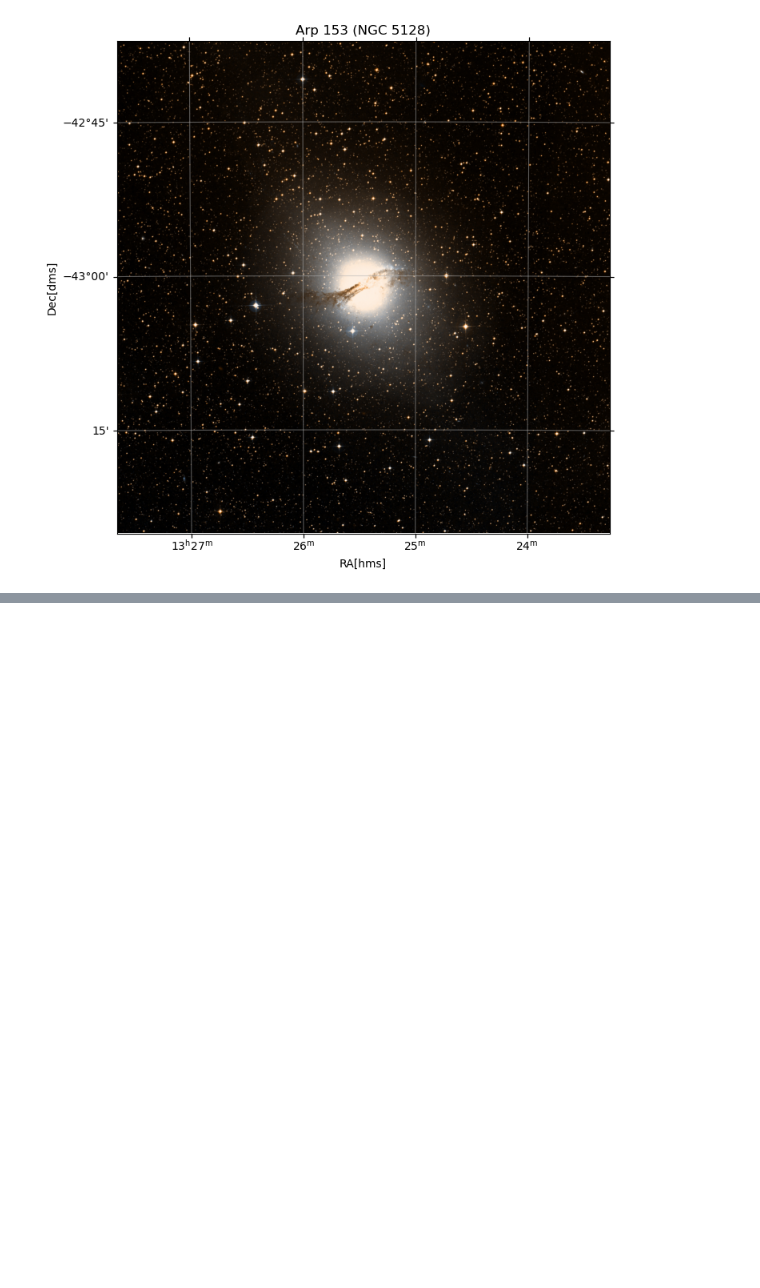
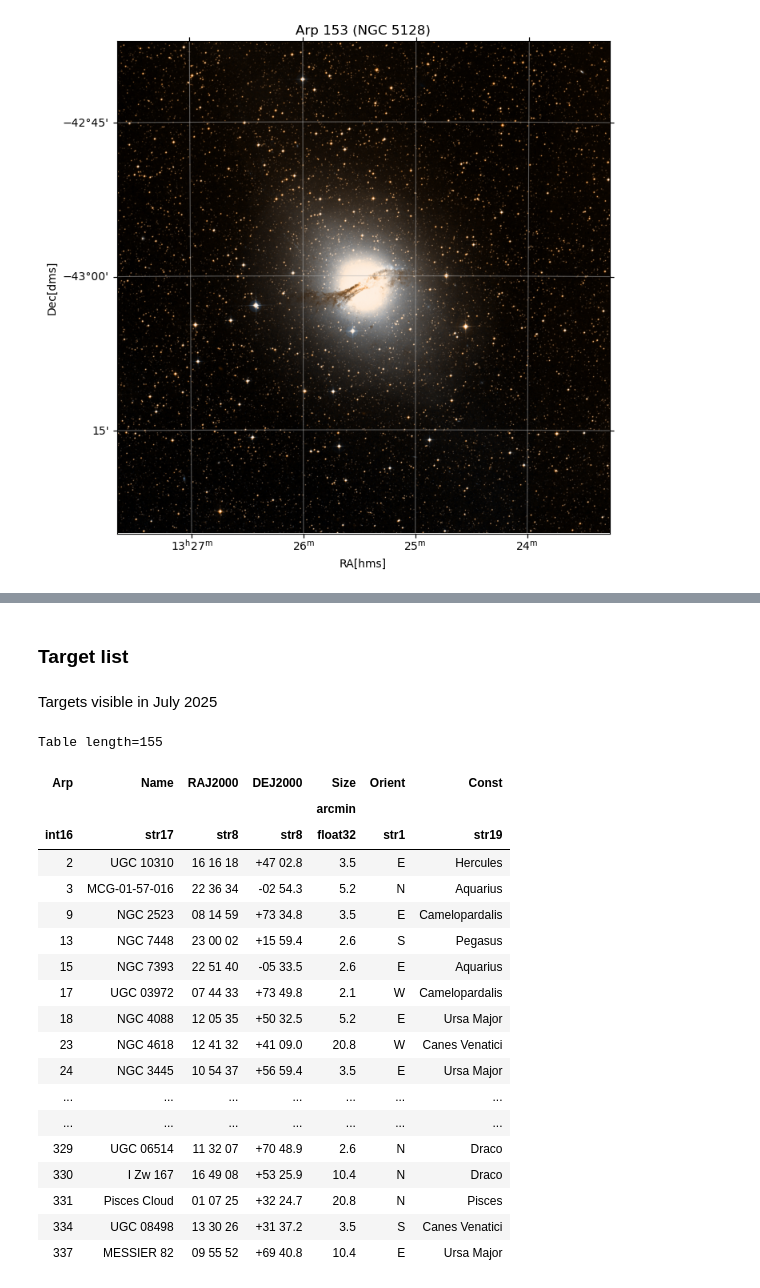
Before and after one commit to Westminster-Astronomical-Society/AL_Northern_Arp_Program, a Jupyter notebook: Arp_Peculiar_Galaxies.ipynb, the cells around one changed output, grey strips where cells are left out. Cells and saved outputs as stored; diff of their text form; code cells hidden in the pictures; blank space fills up the shorter version.

```diff
--- a/Arp_Peculiar_Galaxies.ipynb
+++ b/Arp_Peculiar_Galaxies.ipynb
@@ -222,0 +210,4 @@ client.disconnect(); hub.stop()
+# %%
+loc_bb = EarthLocation.from_geodetic(-76.986530*u.deg, 39.647191*u.deg, 210*u.m)
+bb = Observer(location=loc_bb, name="Bear Branch Observatory, Westminster, MD",
+                       timezone="US/Eastern")
@@ -222,0 +216,37 @@ client.disconnect(); hub.stop()
+# %%
+jul_2025 = Time(["2025-07-01 04:00", "2025-08-01 04:00"]) # UTC
+# %% [markdown]
+### Target list
+# %%
+coords = SkyCoord(arpord['RAJ2000'], arpord['DEJ2000'], unit=(u.hourangle, u.deg))
+names = [f'Arp {arp}' for arp in arpord['Arp']]
+
+targets = [FixedTarget(coord=coord, name=name) for coord, name in zip(coords, names)]
+# %%
+constraints = [AirmassConstraint(2.5), AtNightConstraint.twilight_astronomical()]
+# %% [markdown]
+Targets visible in July 2025
+# %%
+jul_arp = is_observable(constraints, bb, targets, jul_2025)
+arpord[jul_arp]
+# %% [output]
+Table length=155
+| Arp | Name | RAJ2000 | DEJ2000 | Size | Orient | Const |
+|  |  |  |  | arcmin |  |  |
+| int16 | str17 | str8 | str8 | float32 | str1 | str19 |
+| 2 | UGC 10310 | 16 16 18 | +47 02.8 | 3.5 | E | Hercules |
+| 3 | MCG-01-57-016 | 22 36 34 | -02 54.3 | 5.2 | N | Aquarius |
+| 9 | NGC 2523 | 08 14 59 | +73 34.8 | 3.5 | E | Camelopardalis |
+| 13 | NGC 7448 | 23 00 02 | +15 59.4 | 2.6 | S | Pegasus |
+| 15 | NGC 7393 | 22 51 40 | -05 33.5 | 2.6 | E | Aquarius |
+| 17 | UGC 03972 | 07 44 33 | +73 49.8 | 2.1 | W | Camelopardalis |
+| 18 | NGC 4088 | 12 05 35 | +50 32.5 | 5.2 | E | Ursa Major |
+| 23 | NGC 4618 | 12 41 32 | +41 09.0 | 20.8 | W | Canes Venatici |
+| 24 | NGC 3445 | 10 54 37 | +56 59.4 | 3.5 | E | Ursa Major |
+| ... | ... | ... | ... | ... | ... | ... |
+| ... | ... | ... | ... | ... | ... | ... |
+| 329 | UGC 06514 | 11 32 07 | +70 48.9 | 2.6 | N | Draco |
+| 330 | I Zw 167 | 16 49 08 | +53 25.9 | 10.4 | N | Draco |
+| 331 | Pisces Cloud | 01 07 25 | +32 24.7 | 20.8 | N | Pisces |
+| 334 | UGC 08498 | 13 30 26 | +31 37.2 | 3.5 | S | Canes Venatici |
+| 337 | MESSIER 82 | 09 55 52 | +69 40.8 | 10.4 | E | Ursa Major |
```
Also changed, not shown: parts of 13 cells of this notebook, 2 other files.
